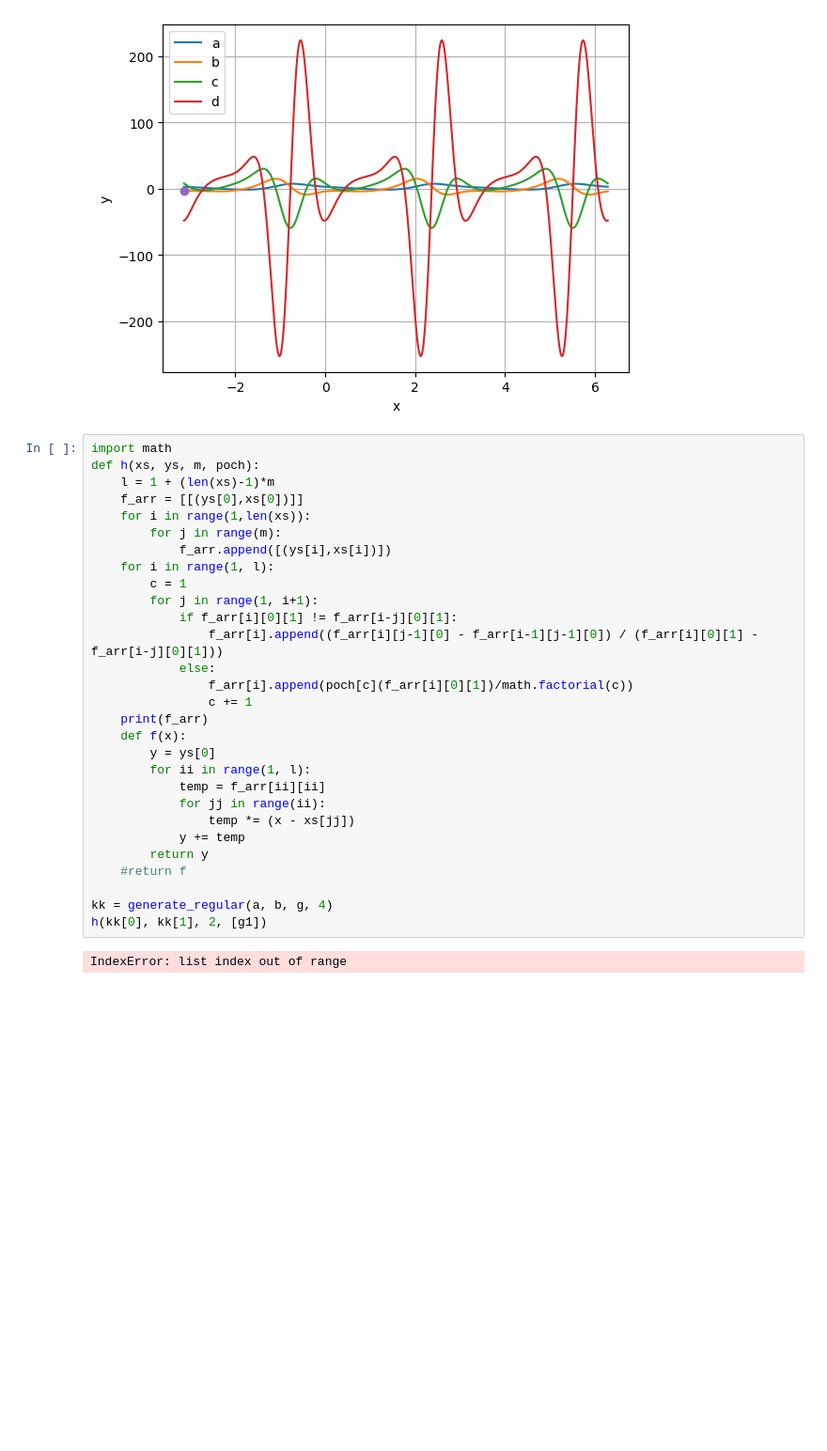
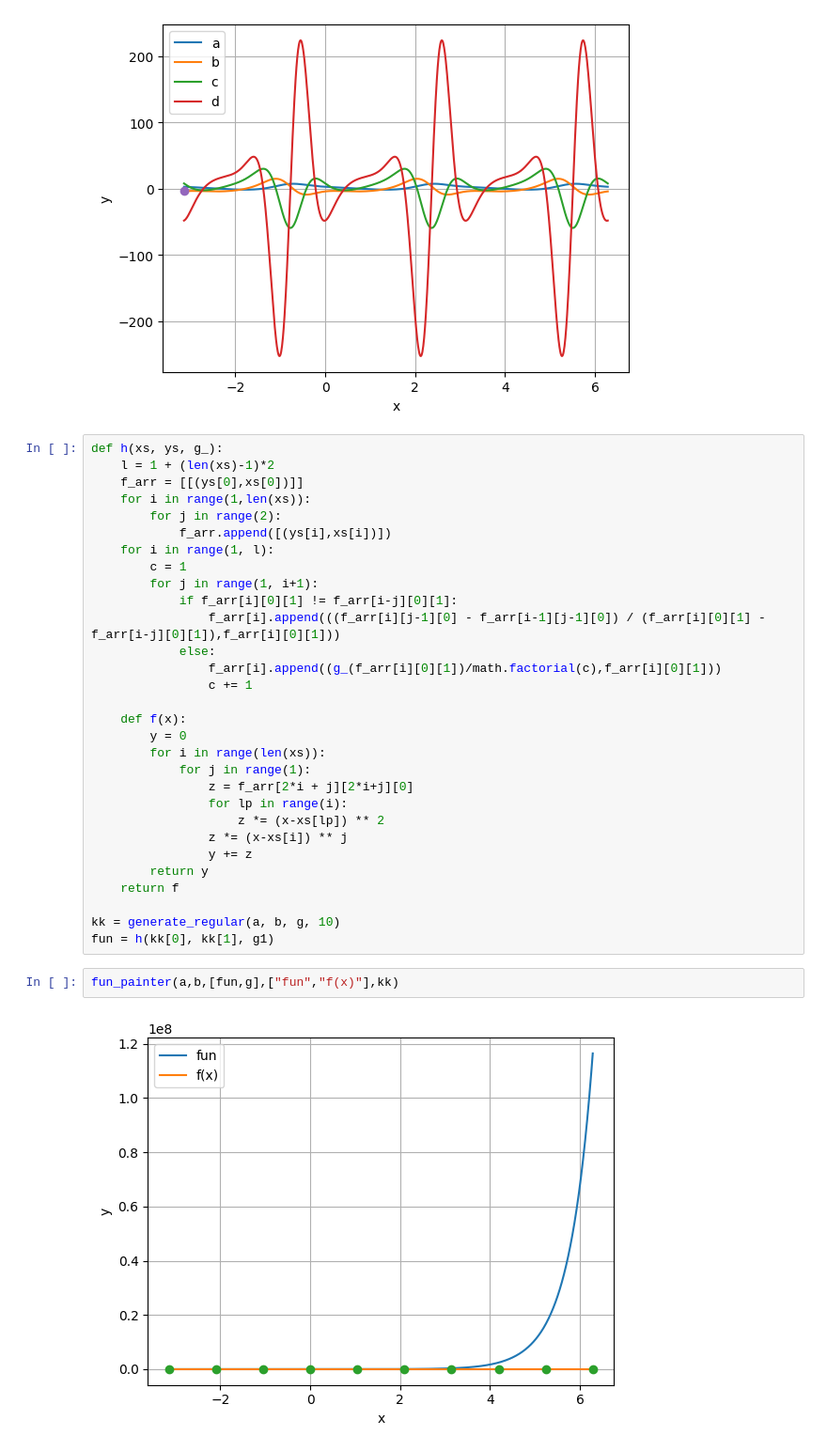
Before and after one commit to podedworny/MOwNiT_excercises, a Jupyter notebook: zad2/zad2b.ipynb, the cells around one changed output. Shown at 94% size. Cells and saved outputs as stored; diff of their text form; blank space fills up the shorter version.

```diff
--- a/zad2/zad2b.ipynb
+++ b/zad2/zad2b.ipynb
@@ -64,33 +64,36 @@ fun_painter(a,b,[g, g1, g2, g3],["a","b","c","d"],thousand_test_points)
 # %% [output]
 [figure]
 # %%
-import math
-def h(xs, ys, m, poch):
-    l = 1 + (len(xs)-1)*m
+def h(xs, ys, g_):
+    l = 1 + (len(xs)-1)*2
     f_arr = [[(ys[0],xs[0])]]
     for i in range(1,len(xs)):
-        for j in range(m):
+        for j in range(2):
             f_arr.append([(ys[i],xs[i])])
     for i in range(1, l):
         c = 1
         for j in range(1, i+1):
             if f_arr[i][0][1] != f_arr[i-j][0][1]:
-                f_arr[i].append((f_arr[i][j-1][0] - f_arr[i-1][j-1][0]) / (f_arr[i][0][1] - f_arr[i-j][0][1]))
+                f_arr[i].append(((f_arr[i][j-1][0] - f_arr[i-1][j-1][0]) / (f_arr[i][0][1] - f_arr[i-j][0][1]),f_arr[i][0][1]))
             else:
-                f_arr[i].append(poch[c](f_arr[i][0][1])/math.factorial(c))
+                f_arr[i].append((g_(f_arr[i][0][1])/math.factorial(c),f_arr[i][0][1]))
                 c += 1
-    print(f_arr)
+
     def f(x):
-        y = ys[0]
-        for ii in range(1, l):
-            temp = f_arr[ii][ii]
-            for jj in range(ii):
-                temp *= (x - xs[jj])
-            y += temp
+        y = 0
+        for i in range(len(xs)):
+            for j in range(1):
+                z = f_arr[2*i + j][2*i+j][0]
+                for lp in range(i):
+                    z *= (x-xs[lp]) ** 2
+                z *= (x-xs[i]) ** j
+                y += z
         return y
-    #return f
+    return f
 
-kk = generate_regular(a, b, g, 4)
-h(kk[0], kk[1], 2, [g1])
+kk = generate_regular(a, b, g, 10)
+fun = h(kk[0], kk[1], g1)
-# %% [output]
-IndexError: list index out of range
+# %%
+fun_painter(a,b,[fun,g],["fun","f(x)"],kk)
+# %% [output]
+[figure, added]
```
Also changed, not shown: 1 other file.
